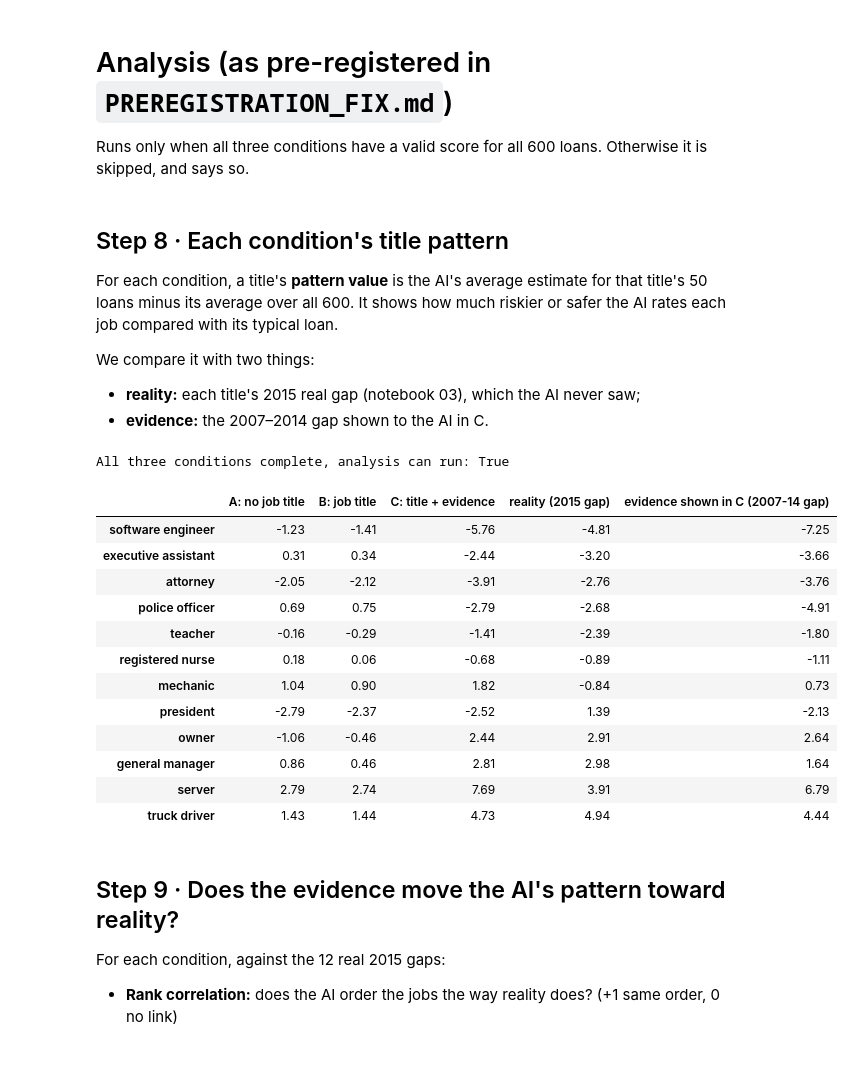
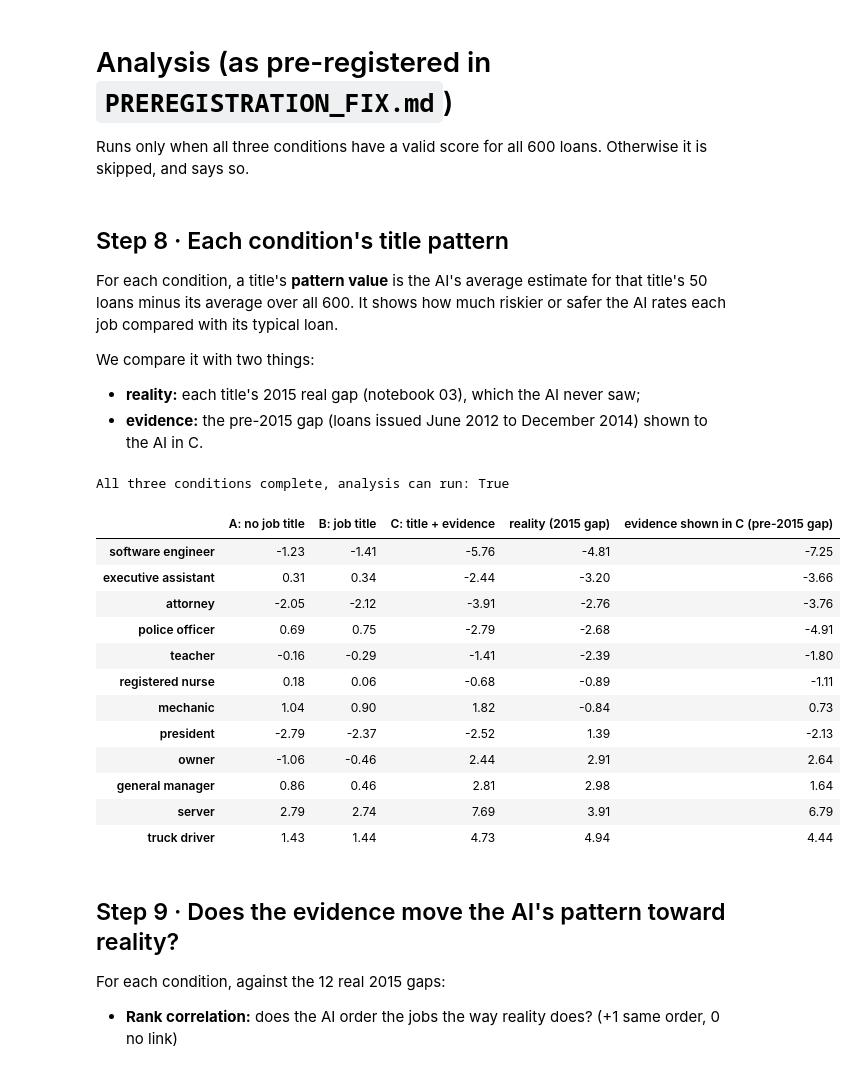
Before and after one commit to shahedalmaaitah/BeatTheGrade, a Jupyter notebook: 08_evidence_fix.ipynb, the cells around one changed output. Saved outputs shown, nothing was run; the diff lists cells and outputs as text; code cells hidden in the pictures.

```diff
--- a/08_evidence_fix.ipynb
+++ b/08_evidence_fix.ipynb
@@ -452,40 +452,40 @@ For each condition, a title's **pattern value** is the AI's average estimate for
 We compare it with two things:
 
 - **reality:** each title's 2015 real gap (notebook 03), which the AI never saw;
-- **evidence:** the 2007–2014 gap shown to the AI in C.
+- **evidence:** the pre-2015 gap (loans issued June 2012 to December 2014) shown to the AI in C.
 # %%
 fix_path = Path("outputs/fix_scores.csv")
 fix = pd.read_csv(fix_path) if fix_path.exists() else None
 COND = ["A", "B", "C"]
 LABEL = {"A": "A: no job title", "B": "B: job title", "C": "C: title + evidence"}
 READY = (fix is not None and set(COND) <= set(fix.columns) and len(fix) == len(test)
          and fix[COND].notna().all().all())
 print("All three conditions complete, analysis can run:", READY)
 
 if READY:
     reality = real.loc[TITLES, "gap_2015"]
     codes = fix["title"].map({t: i for i, t in enumerate(TITLES)}).to_numpy()
     groups = [np.where(codes == k)[0] for k in range(len(TITLES))]
     S = fix[COND].to_numpy()                       # 600 loans x 3 conditions
     x = reality.to_numpy()
     x_centred = x - x.mean()
 
     def patterns(index_groups):
         means = np.array([S[g].mean(axis=0) for g in index_groups])   # 12 titles x 3 conditions
         return means - means.mean(axis=0)
 
     def shifts(index_groups):
         """Title-driven shift on the same loans: B - A and C - A, averaged within each title."""
         return np.array([[(S[g, 1] - S[g, 0]).mean(), (S[g, 2] - S[g, 0]).mean()] for g in index_groups])
 
     P = patterns(groups)
     pattern_table = pd.DataFrame(P, index=TITLES, columns=[LABEL[c] for c in COND])
     pattern_table["reality (2015 gap)"] = x
-    pattern_table["evidence shown in C (2007-14 gap)"] = evidence.to_numpy()
+    pattern_table["evidence shown in C (pre-2015 gap)"] = evidence.to_numpy()
     display(pattern_table.sort_values("reality (2015 gap)").round(2))
 # %% [output]
 All three conditions complete, analysis can run: True
-|  | A: no job title | B: job title | C: title + evidence | reality (2015 gap) | evidence shown in C (2007-14 gap) |
+|  | A: no job title | B: job title | C: title + evidence | reality (2015 gap) | evidence shown in C (pre-2015 gap) |
 | software engineer | -1.23 | -1.41 | -5.76 | -4.81 | -7.25 |
 | executive assistant | 0.31 | 0.34 | -2.44 | -3.20 | -3.66 |
 | attorney | -2.05 | -2.12 | -3.91 | -2.76 | -3.76 |
```
Also changed, not shown: parts of 26 cells of this notebook, 39 other files.
